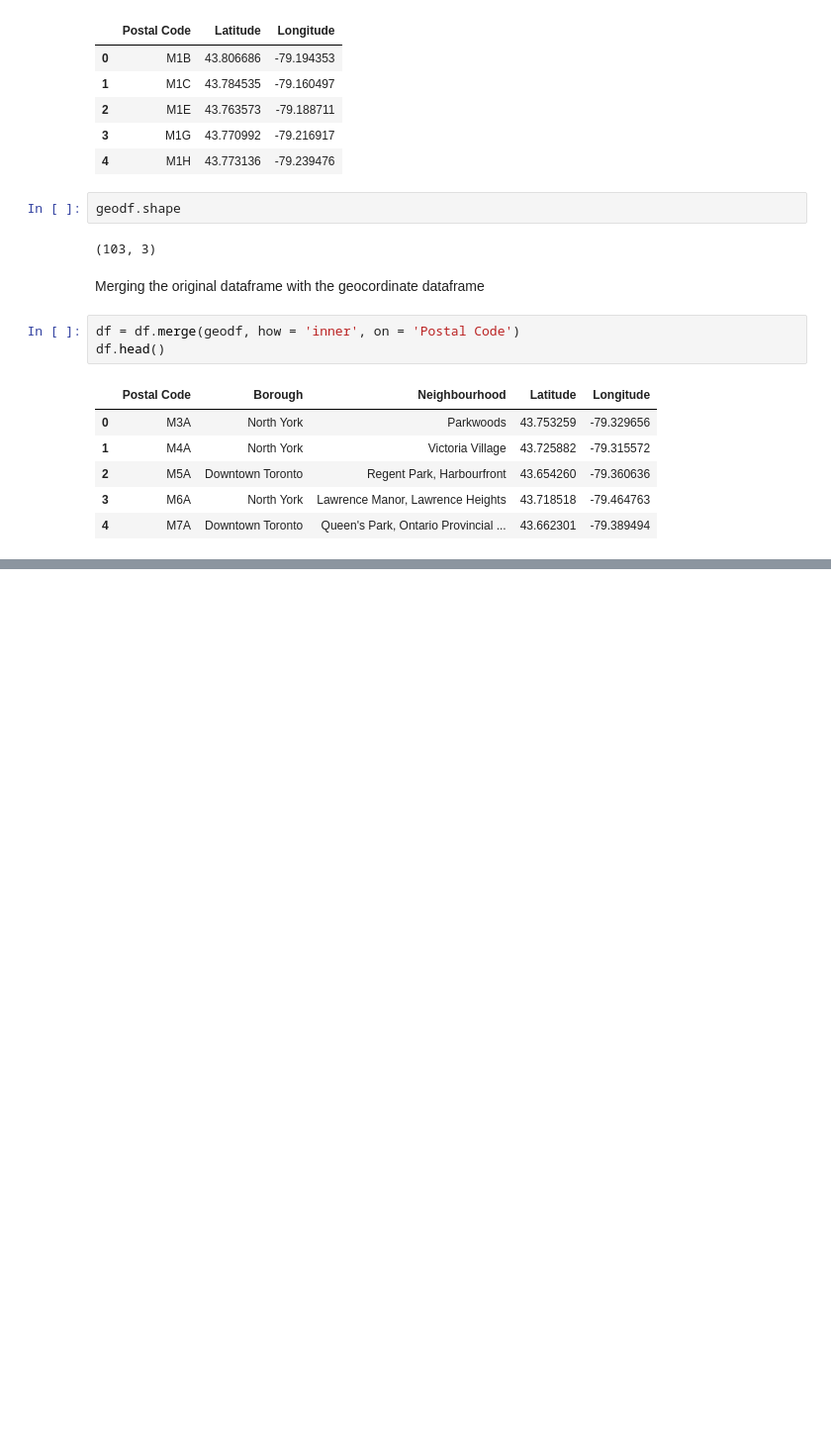
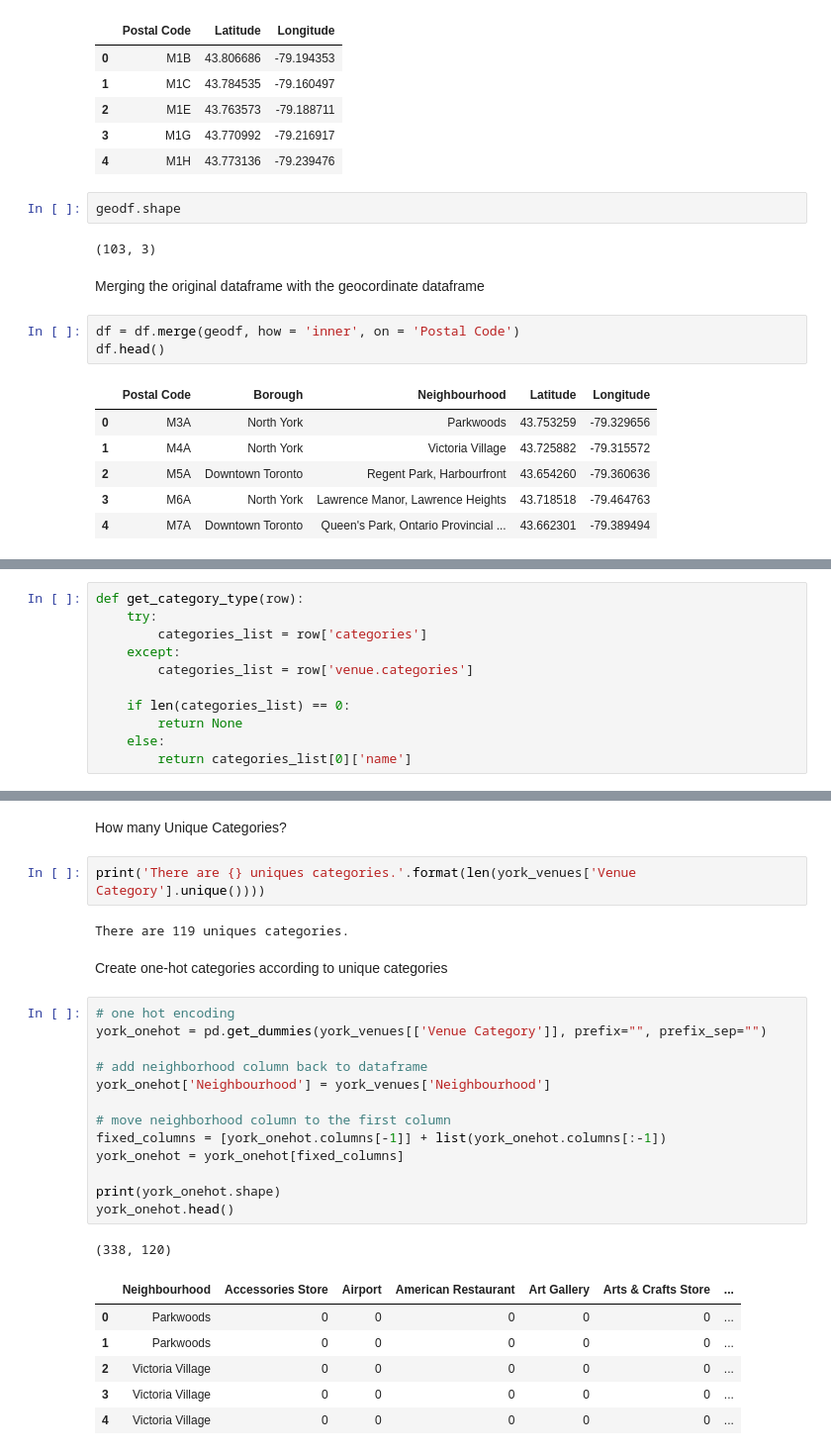
Before and after one commit to bankijey/IBM-DS-Capstone-Project, a Jupyter notebook: IBM_DS_Capstone.ipynb, the cells around one changed output, grey strips where cells are left out. Shown: that part at 99% size. Drawn from its saved outputs; the diff is of its cells as text; blank space fills up the shorter version.

```diff
--- a/IBM_DS_Capstone.ipynb
+++ b/IBM_DS_Capstone.ipynb
@@ -79,0 +232,11 @@ df.head()
+# %%
+def get_category_type(row):
+    try:
+        categories_list = row['categories']
+    except:
+        categories_list = row['venue.categories']
+
+    if len(categories_list) == 0:
+        return None
+    else:
+        return categories_list[0]['name']
@@ -79,0 +330,29 @@ df.head()
+# %% [markdown]
+How many Unique Categories?
+# %%
+print('There are {} uniques categories.'.format(len(york_venues['Venue Category'].unique())))
+# %% [output]
+There are 119 uniques categories.
+# %% [markdown]
+Create one-hot categories according to unique categories
+# %%
+# one hot encoding
+york_onehot = pd.get_dummies(york_venues[['Venue Category']], prefix="", prefix_sep="")
+
+# add neighborhood column back to dataframe
+york_onehot['Neighbourhood'] = york_venues['Neighbourhood']
+
+# move neighborhood column to the first column
+fixed_columns = [york_onehot.columns[-1]] + list(york_onehot.columns[:-1])
+york_onehot = york_onehot[fixed_columns]
+
+print(york_onehot.shape)
+york_onehot.head()
+# %% [output]
+(338, 120)
+|  | Neighbourhood | Accessories Store | Airport | American Restaurant | Art Gallery | Arts & Crafts Store | ... |
+| 0 | Parkwoods | 0 | 0 | 0 | 0 | 0 | ... |
+| 1 | Parkwoods | 0 | 0 | 0 | 0 | 0 | ... |
+| 2 | Victoria Village | 0 | 0 | 0 | 0 | 0 | ... |
+| 3 | Victoria Village | 0 | 0 | 0 | 0 | 0 | ... |
+| 4 | Victoria Village | 0 | 0 | 0 | 0 | 0 | ... |
```
Also changed, not shown: parts of 44 cells of this notebook.
